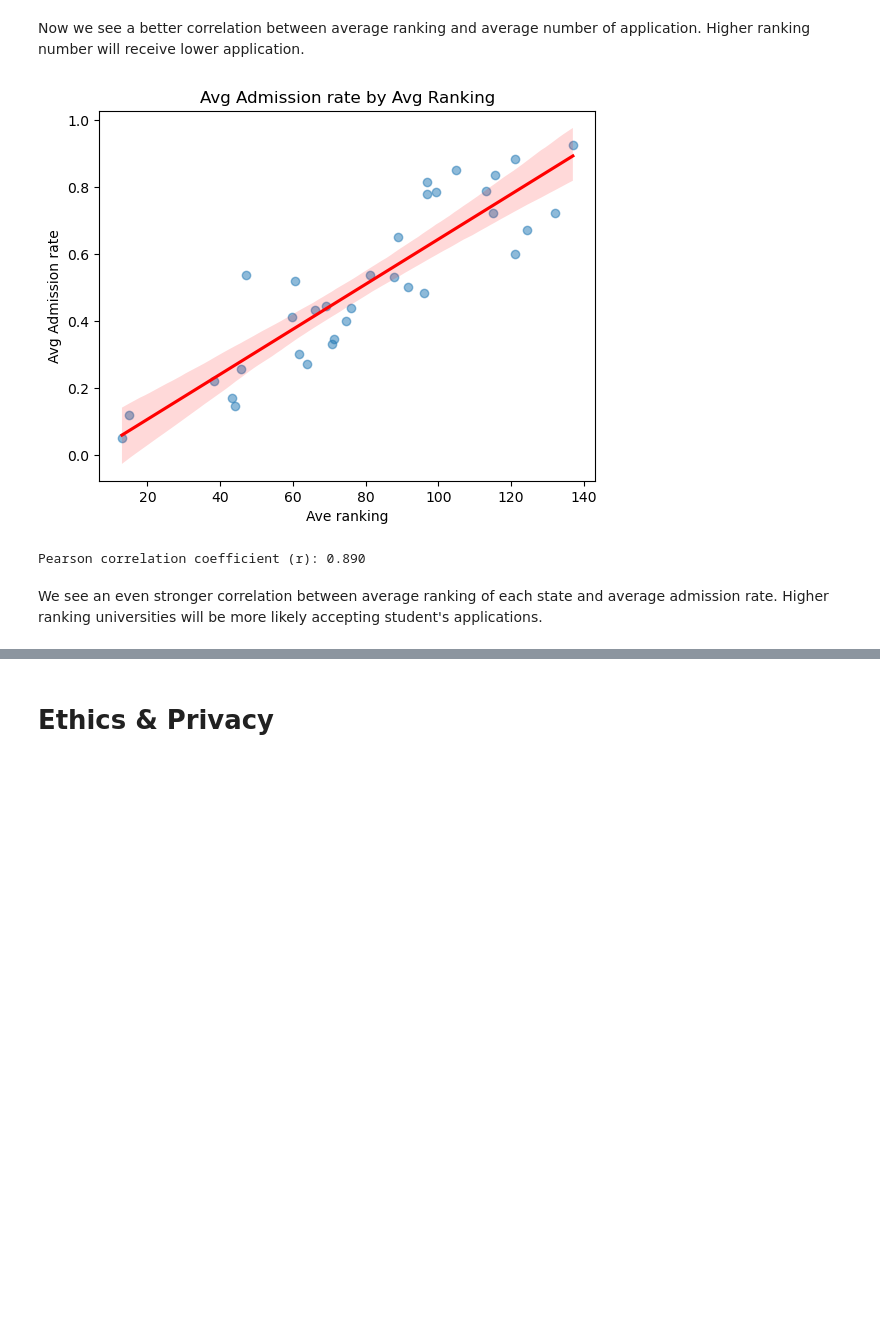
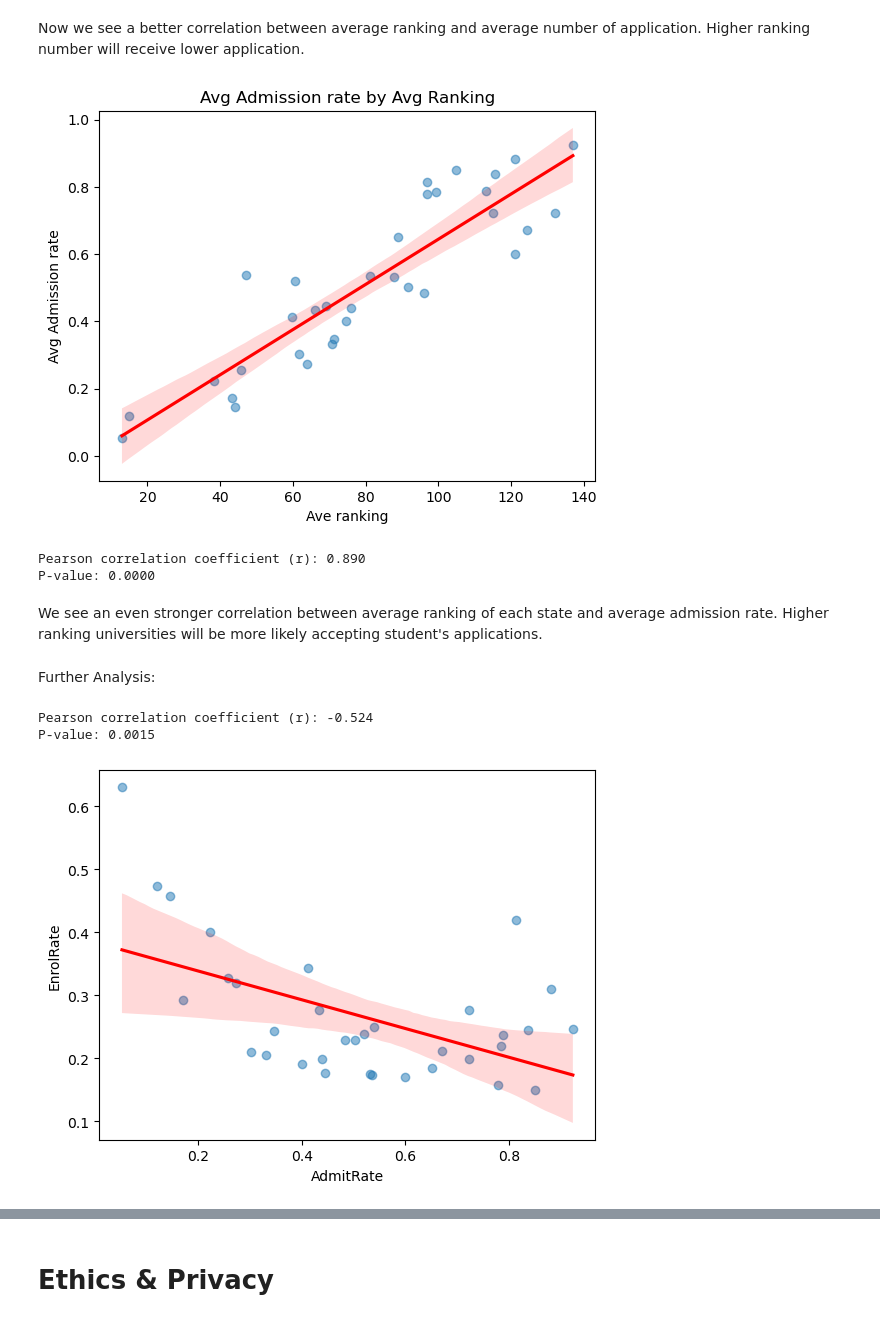
Before and after one commit to hamzahmansuri/university-admissions-analysis, a Jupyter notebook: EDACheckpoint_Group059_SP25.ipynb, the cells around one changed output, grey strips where cells are left out. Saved outputs shown, nothing was run; the diff lists cells and outputs as text; code cells hidden in the pictures; blank space fills up the shorter version.

```diff
--- a/EDACheckpoint_Group059_SP25.ipynb
+++ b/EDACheckpoint_Group059_SP25.ipynb
@@ -448,8 +450,32 @@ plt.show()
 r_value, p_value = pearsonr(ranks['Rank'], ranks['AdmitRate'])
 
 print(f"Pearson correlation coefficient (r): {r_value:.3f}")
+print(f"P-value: {p_value:.4f}")
 # %% [output]
 [figure]
 Pearson correlation coefficient (r): 0.890
+P-value: 0.0000
 # %% [markdown]
 We see an even stronger correlation between average ranking of each state and average admission rate. Higher ranking universities will be more likely accepting student's applications.
+# %% [markdown]
+
+Further Analysis:
+# %%
+ranks['EnrolRate'] = ranks['Enrolled'] / ranks['Admitted']
+sns.regplot(
+    x='AdmitRate',
+    y='EnrolRate',
+    data=ranks,
+    scatter=True,        # Show the dots
+    line_kws={"color": "red"},  # Color of regression line
+    scatter_kws={"alpha": 0.5}, # Optional: make dots semi-transparent
+)
+
+r_value, p_value = pearsonr(ranks['AdmitRate'], ranks['EnrolRate'])
+
+print(f"Pearson correlation coefficient (r): {r_value:.3f}")
+print(f"P-value: {p_value:.4f}")
+# %% [output]
+Pearson correlation coefficient (r): -0.524
+P-value: 0.0015
+[figure, added]
```
Also changed, not shown: parts of 3 cells of this notebook.
